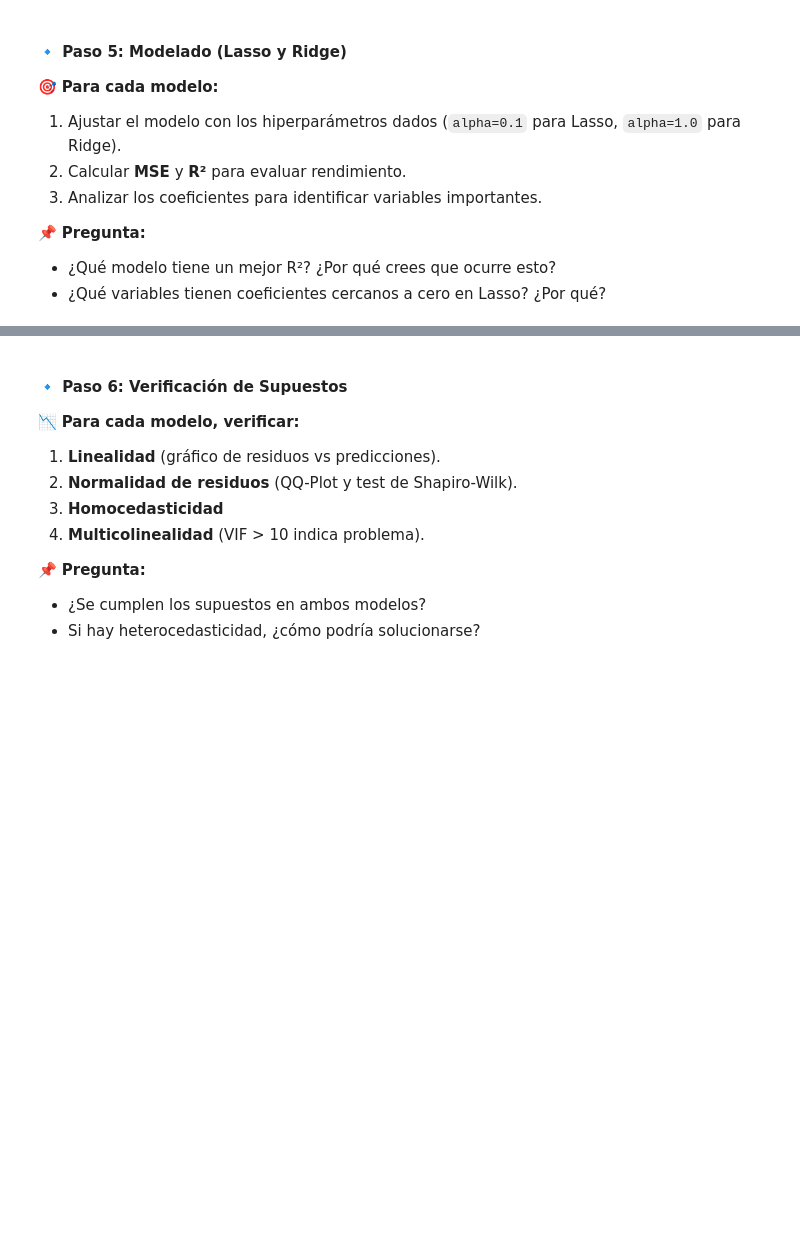
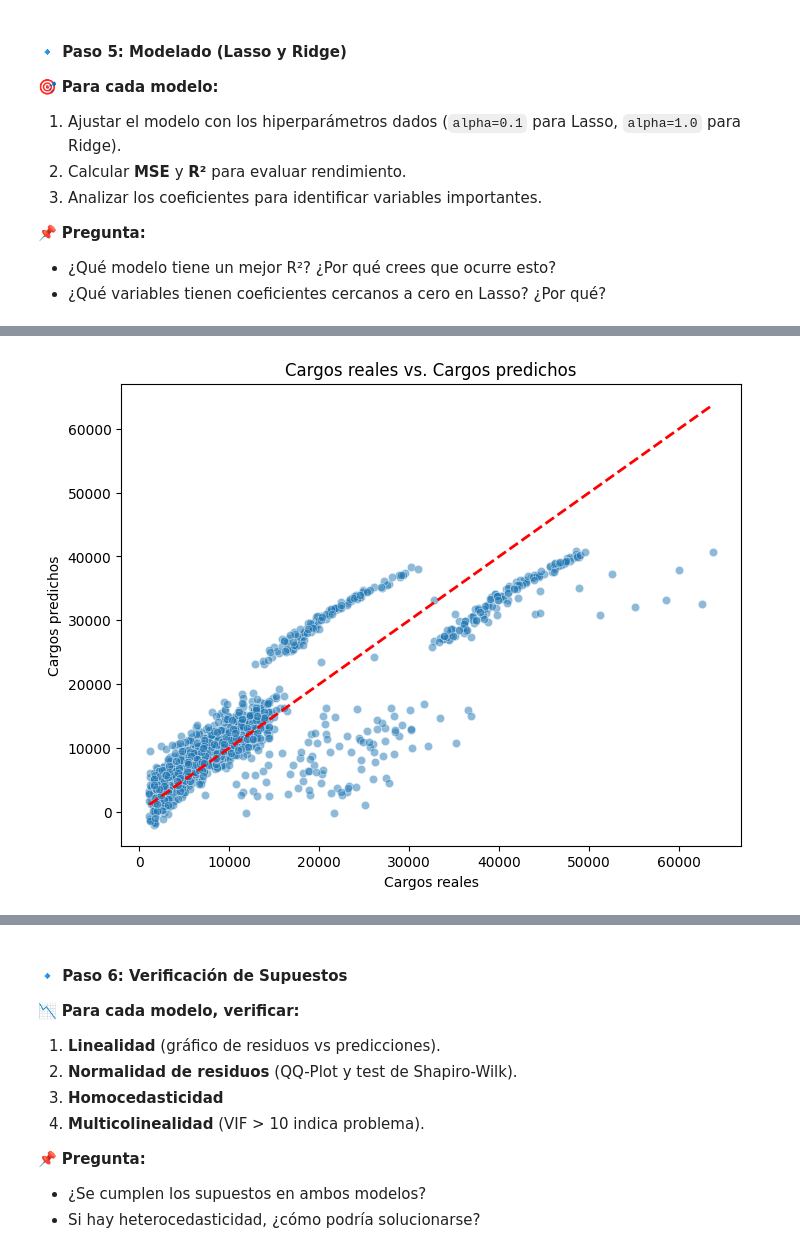
Before and after one commit to AleR26/ColabFiles, a Jupyter notebook: practicasregresionlasso_ridge.ipynb, the cells around one changed output, grey strips where cells are left out. Cells and saved outputs as stored; diff of their text form; code cells hidden in the pictures; blank space fills up the shorter version.

```diff
--- a/practicasregresionlasso_ridge.ipynb
+++ b/practicasregresionlasso_ridge.ipynb
@@ -146,0 +291,11 @@ plt.show()
+# %%
+# Gráfico de dispersión: Precio real vs. Predicho
+plt.figure(figsize=(8, 6))
+sns.scatterplot(x=y, y=y_pred, alpha=0.5)
+plt.plot([y.min(), y.max()], [y.min(), y.max()], '--r', linewidth=2)
+plt.xlabel("Cargos reales")
+plt.ylabel("Cargos predichos")
+plt.title("Cargos reales vs. Cargos predichos")
+plt.show()
+# %% [output]
+[figure, added]
```
Also changed, not shown: parts of 22 cells of this notebook.
